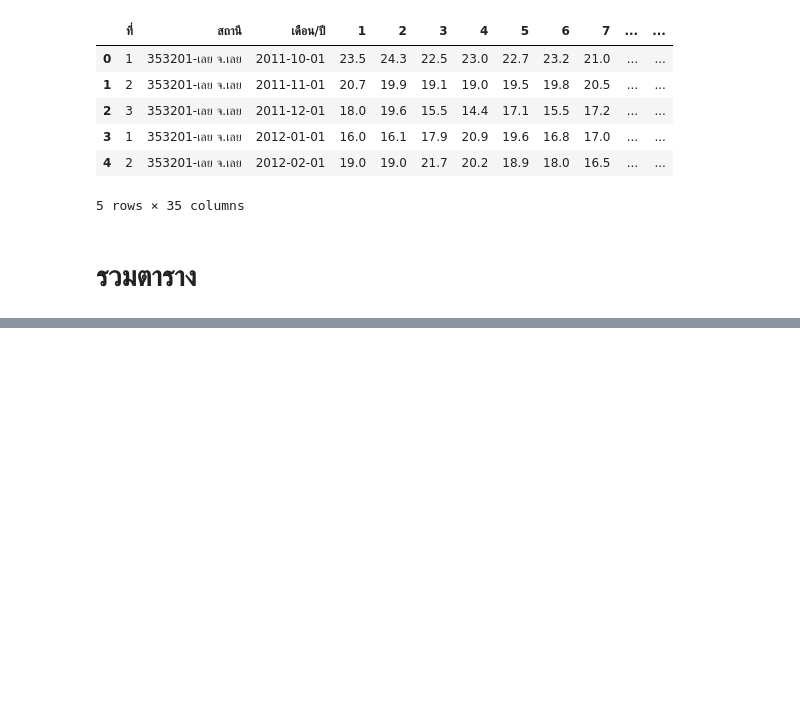
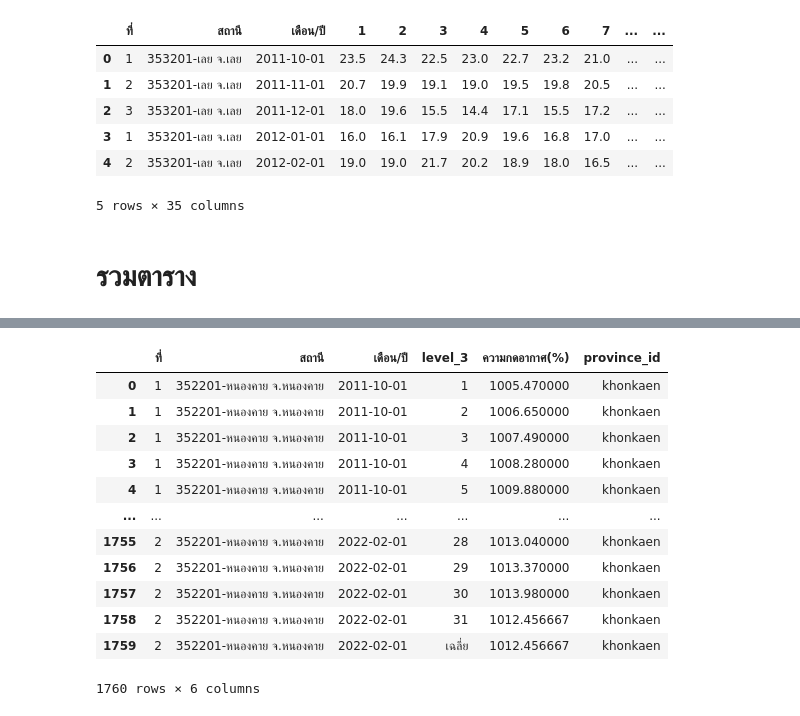
Before and after one commit to Aingon14/BSC_DPDM23, a Jupyter notebook: midterm_bscdpdm23.ipynb, the cells around one changed output, grey strips where cells are left out. Drawn from its saved outputs; the diff is of its cells as text; code cells hidden in the pictures; blank space fills up the shorter version.

```diff
--- a/midterm_bscdpdm23.ipynb
+++ b/midterm_bscdpdm23.ipynb
@@ -1818,0 +1840,20 @@ low_lei.head()
+# %%
+press_kk_tab = press_kk.set_index(['ที่','สถานี','เดือน/ปี']).stack().reset_index()
+press_kk_tab.rename(columns={'level_4' : 'day'},inplace=True)
+press_kk_tab.rename(columns={0 : 'ความกดอากาศ(%)'},inplace=True)
+press_kk_tab['province_id'] = len(press_kk_tab)*['khonkaen']
+press_kk_tab
+# %% [output]
+|  | ที่ | สถานี | เดือน/ปี | level_3 | ความกดอากาศ(%) | province_id |
+| 0 | 1 | 352201-หนองคาย จ.หนองคาย | 2011-10-01 | 1 | 1005.470000 | khonkaen |
+| 1 | 1 | 352201-หนองคาย จ.หนองคาย | 2011-10-01 | 2 | 1006.650000 | khonkaen |
+| 2 | 1 | 352201-หนองคาย จ.หนองคาย | 2011-10-01 | 3 | 1007.490000 | khonkaen |
+| 3 | 1 | 352201-หนองคาย จ.หนองคาย | 2011-10-01 | 4 | 1008.280000 | khonkaen |
+| 4 | 1 | 352201-หนองคาย จ.หนองคาย | 2011-10-01 | 5 | 1009.880000 | khonkaen |
+| ... | ... | ... | ... | ... | ... | ... |
+| 1755 | 2 | 352201-หนองคาย จ.หนองคาย | 2022-02-01 | 28 | 1013.040000 | khonkaen |
+| 1756 | 2 | 352201-หนองคาย จ.หนองคาย | 2022-02-01 | 29 | 1013.370000 | khonkaen |
+| 1757 | 2 | 352201-หนองคาย จ.หนองคาย | 2022-02-01 | 30 | 1013.980000 | khonkaen |
+| 1758 | 2 | 352201-หนองคาย จ.หนองคาย | 2022-02-01 | 31 | 1012.456667 | khonkaen |
+| 1759 | 2 | 352201-หนองคาย จ.หนองคาย | 2022-02-01 | เฉลี่ย | 1012.456667 | khonkaen |
+1760 rows × 6 columns
```
Also changed, not shown: parts of 3 cells of this notebook.
